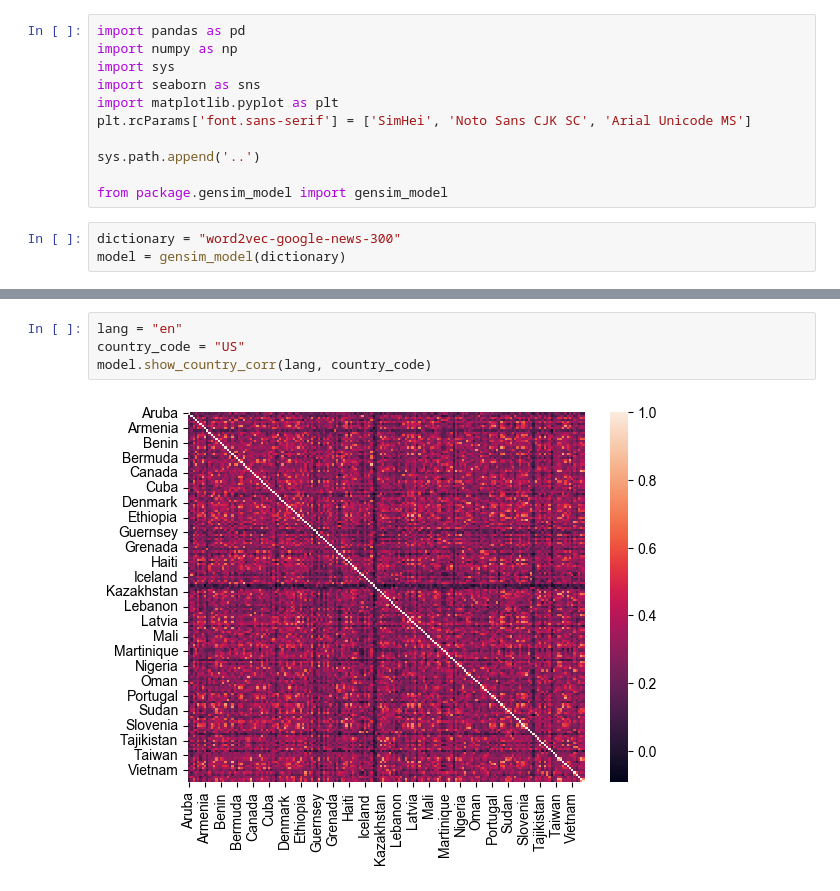
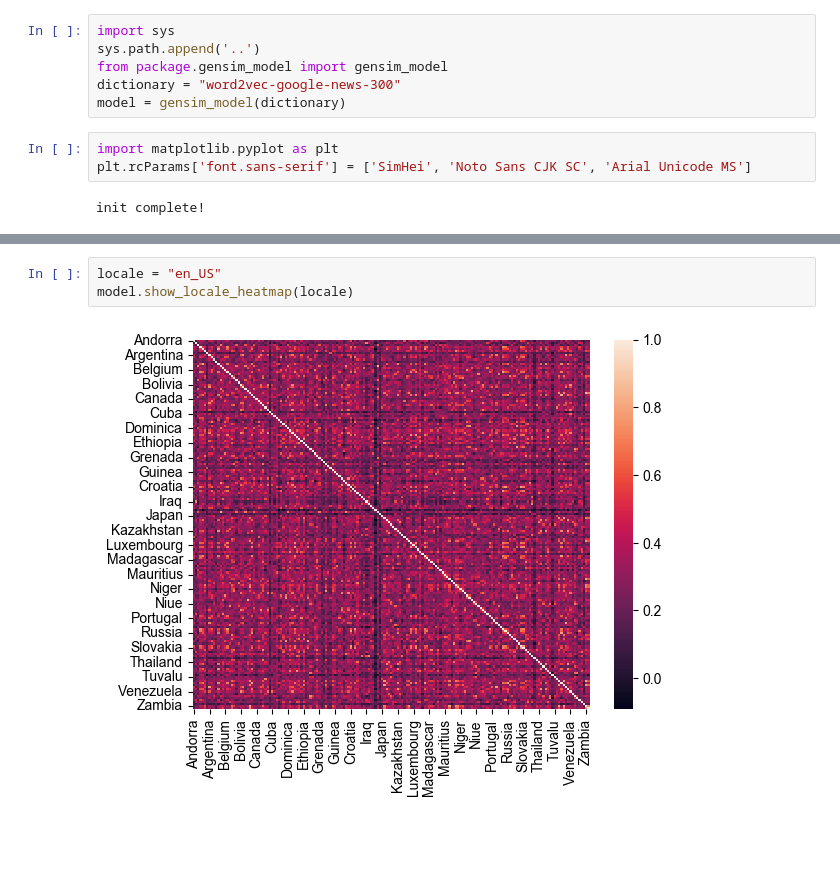
Before and after one commit to sclyde-ai/Natural_Language_Analysis, a Jupyter notebook: sato_hiroki/google-news.ipynb, the cells around one changed output, grey strips where cells are left out. Cells and saved outputs as stored; diff of their text form; blank space fills up the shorter version.

```diff
--- a/sato_hiroki/google-news.ipynb
+++ b/sato_hiroki/google-news.ipynb
@@ -1,17 +1,14 @@
 # %%
-import pandas as pd
-import numpy as np
 import sys
-import seaborn as sns
-import matplotlib.pyplot as plt
-plt.rcParams['font.sans-serif'] = ['SimHei', 'Noto Sans CJK SC', 'Arial Unicode MS']
-
 sys.path.append('..')
-
 from package.gensim_model import gensim_model
+dictionary = "word2vec-google-news-300"
+model = gensim_model(dictionary)
 # %%
-dictionary = "word2vec-google-news-300"
-model = gensim_model(dictionary)
+import matplotlib.pyplot as plt
+plt.rcParams['font.sans-serif'] = ['SimHei', 'Noto Sans CJK SC', 'Arial Unicode MS']
+# %% [output]
+init complete!
 # %%
 word = "country"
 similar = model.ETL_similar(word=word)
@@ -35,8 +32,7 @@ United_Sates     0.470954
 countryâ_€_™     0.461571
 Name: country, dtype: float32
 # %%
-lang = "en"
-country_code = "US"
-model.show_country_corr(lang, country_code)
+locale = "en_US"
+model.show_locale_heatmap(locale)
 # %% [output]
-[figure, old version]
+[figure, new version]
```
Also changed, not shown: parts of 2 cells of this notebook, 17 other files.
